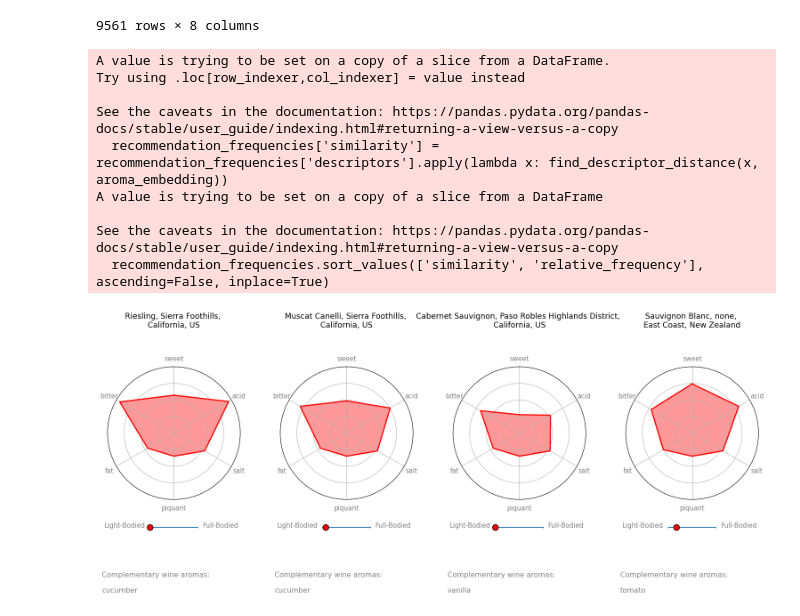
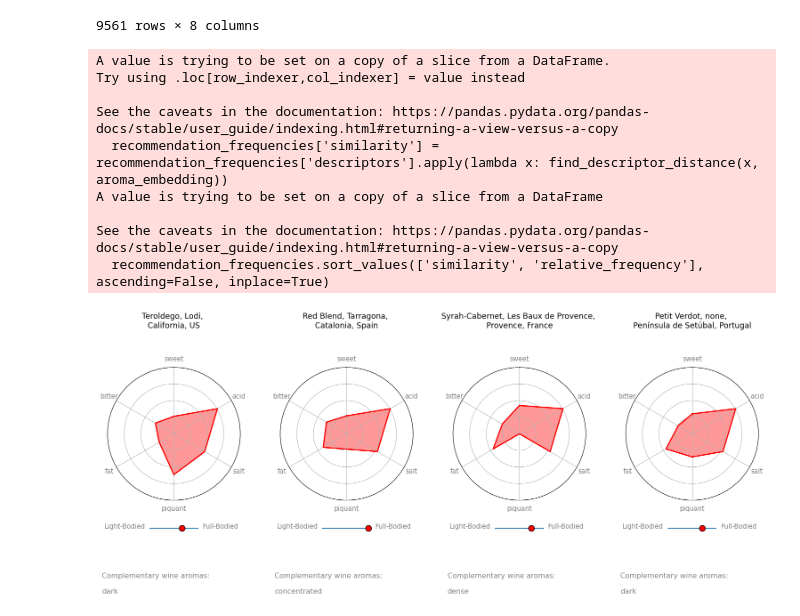
Before and after one commit to bakerley/food2wine, a Jupyter notebook: notebooks/b_prediction.ipynb, the cells around one changed output. Saved outputs shown, nothing was run; the diff lists cells and outputs as text; code cells hidden in the pictures.

```diff
--- a/notebooks/b_prediction.ipynb
+++ b/notebooks/b_prediction.ipynb
@@ -26,7 +26,7 @@ import matplotlib.pyplot as plt
 from matplotlib import gridspec
 from math import pi
 # %%
-wine_variety_vectors = pd.read_csv('wine_aromas_nonaromas.csv', index_col='Unnamed: 0')
+wine_variety_vectors = pd.read_csv('../raw_data/wine_aromas_nonaromas.csv', index_col='Unnamed: 0')
 wine_variety_vectors
 # %% [output]
 |  | aroma | weight | sweet | acid | salt | piquant | fat | bitter |
@@ -49,7 +49,7 @@ wine_variety_vectors['salt'] = wine_variety_vectors['salt'].apply(lambda x: 1 -
 wine_variety_vectors['bitter'] = wine_variety_vectors['bitter'].apply(lambda x: 1 - x)
 # %%
 # a file containing the 50 most frequently appearing descriptors for each wine
-descriptor_frequencies = pd.read_csv('./wine_variety_descriptors.csv', index_col='index')
+descriptor_frequencies = pd.read_csv('../raw_data/wine_variety_descriptors.csv', index_col='index')
 
 # our word2vec model for all wine and food terms
 wine_word2vec_model = Word2Vec.load("../raw_data/food_word2vec_model.bin")
@@ -78,7 +78,10 @@ def check_in_range(label_range_dict, value):
 def calculate_avg_food_vec(sample_foods):
     sample_food_vecs = []
     for s in sample_foods:
-        sample_food_vec = word_vectors[s]
+        try:
+            sample_food_vec = word_vectors[s]
+        except:
+            continue
         sample_food_vecs.append(sample_food_vec)
     sample_food_vecs_avg = np.average(sample_food_vecs, axis=0)
     return sample_food_vecs_avg
@@ -397,8 +400,9 @@ test_food = ['hotdog', 'mustard', 'tomato', 'onion', 'pepperoni', 'gherkin', 'ce
 appetizer = ['trout', 'dill', 'cucumber', 'sour_cream']
 entree = ['roast_chicken', 'tarragon', 'sage']
 dessert = ['peach', 'pie']
+lasagna = ['cheese', 'noodles', 'egg', 'basil', 'pepper', 'onion', 'salt', 'tomato', 'clove', 'beef']
 
-food_nonaromas, food_weight, aroma_embedding = return_all_food_values(appetizer)
+food_nonaromas, food_weight, aroma_embedding = return_all_food_values(lasagna)
 
 wine_recommendations = wine_variety_vectors_normalized.copy()
 wine_recommendations = nonaroma_rules(wine_recommendations, food_nonaromas, food_weight)
@@ -418,34 +422,34 @@ except:
     congruent_wines = []
 
 # if possible, provide 2 contrasting and 2 congruent options. If not possible, just return 4 options of one type.
-if len(c3s) >= 2 and len(congruent_wines) >= 2:
+if len(contrasting_wines) >= 2 and len(congruent_wines) >= 2:
     wine_names = contrasting_wines[:2] + congruent_wines[:2]
     wine_nonaromas = contrasting_nonaromas[:2] + congruent_nonaromas[:2]
     wine_body = contrasting_body[:2] + congruent_body[:2]
     impactful_descriptors = impactful_descriptors_contrasting[:2] + impactful_descriptors_congruent[:2]
     pairing_types = ['Contrasting', 'Contrasting', 'Congruent', 'Congruent']
 elif len(contrasting_wines) >= 2:
     wine_names = contrasting_wines
     wine_nonaromas = contrasting_nonaromas
     wine_body = contrasting_body
     impactful_descriptors = impactful_descriptors_contrasting
     pairing_types = ['Contrasting', 'Contrasting', 'Contrasting', 'Contrasting']
 else:
     wine_names = congruent_wines
     wine_nonaromas = congruent_nonaromas
     wine_body = congruent_body
     impactful_descriptors = impactful_descriptors_congruent
     pairing_types = ['Congruent', 'Congruent', 'Congruent', 'Congruent']
 
 plot_wine_recommendations(wine_names, wine_nonaromas, wine_body, impactful_descriptors, pairing_types)
 # %% [output]
 A value is trying to be set on a copy of a slice from a DataFrame.
 Try using .loc[row_indexer,col_indexer] = value instead
 
 See the caveats in the documentation: https://pandas.pydata.org/pandas-docs/stable/user_guide/indexing.html#returning-a-view-versus-a-copy
   recommendation_frequencies['similarity'] = recommendation_frequencies['descriptors'].apply(lambda x: find_descriptor_distance(x, aroma_embedding))
 A value is trying to be set on a copy of a slice from a DataFrame
 
 See the caveats in the documentation: https://pandas.pydata.org/pandas-docs/stable/user_guide/indexing.html#returning-a-view-versus-a-copy
   recommendation_frequencies.sort_values(['similarity', 'relative_frequency'], ascending=False, inplace=True)
-[figure, old version]
+[figure, new version]
```
Also changed, not shown: 3 other files.
